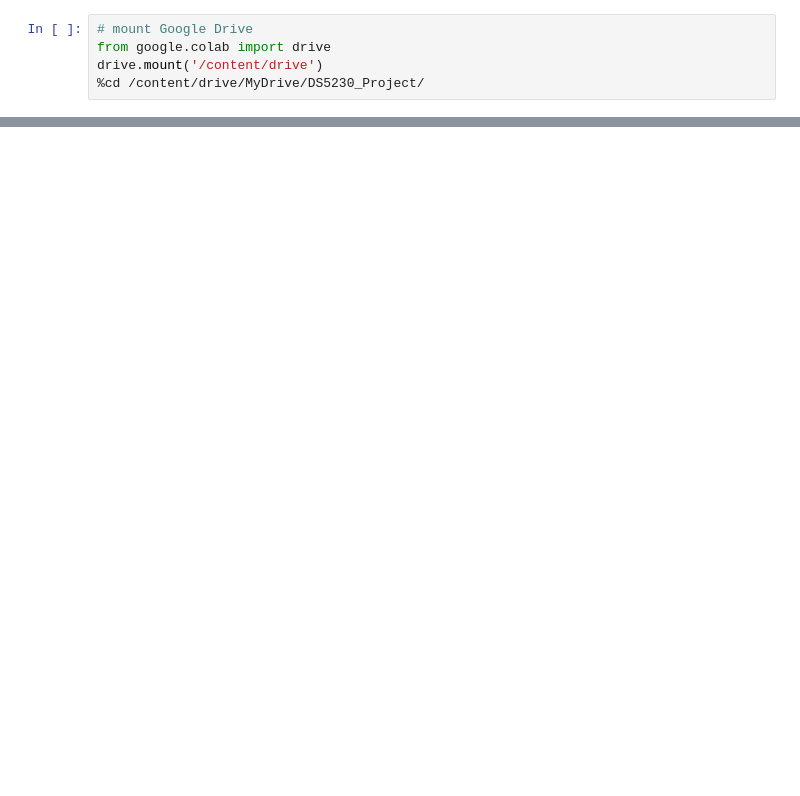
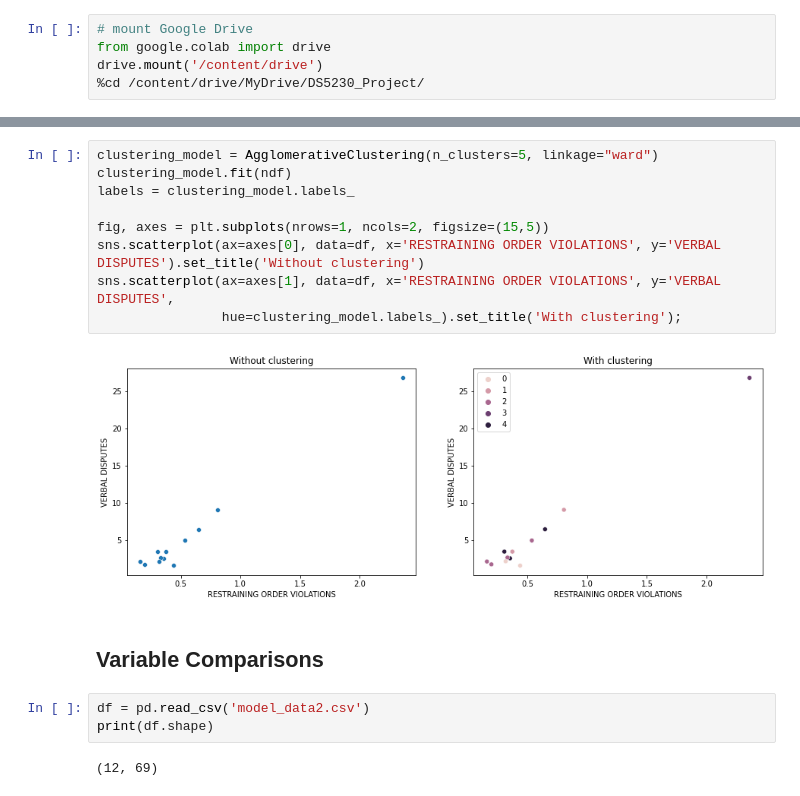
Before and after one commit to insomninina/ds5230fall22, a Jupyter notebook: Code/Hierarchical Clustering 2.ipynb, the cells around one changed output, grey strips where cells are left out. Saved outputs shown, nothing was run; the diff lists cells and outputs as text; blank space fills up the shorter version.

Commit message:
Update Hierarchical Clustering.ipynb

```diff
--- a/Code/Hierarchical Clustering 2.ipynb
+++ b/Code/Hierarchical Clustering 2.ipynb
@@ -383,0 +42,18 @@ summary.to_csv('Code/For GitHub/Hierarchical_summary.csv', index = None)
+# %%
+clustering_model = AgglomerativeClustering(n_clusters=5, linkage="ward")
+clustering_model.fit(ndf)
+labels = clustering_model.labels_
+
+fig, axes = plt.subplots(nrows=1, ncols=2, figsize=(15,5))
+sns.scatterplot(ax=axes[0], data=df, x='RESTRAINING ORDER VIOLATIONS', y='VERBAL DISPUTES').set_title('Without clustering')
+sns.scatterplot(ax=axes[1], data=df, x='RESTRAINING ORDER VIOLATIONS', y='VERBAL DISPUTES',
+                hue=clustering_model.labels_).set_title('With clustering');
+# %% [output]
+[figure, added]
+# %% [markdown]
+## Variable Comparisons
+# %%
+df = pd.read_csv('model_data2.csv')
+print(df.shape)
+# %% [output]
+(12, 69)
```
Also changed, not shown: parts of 132 cells of this notebook.
